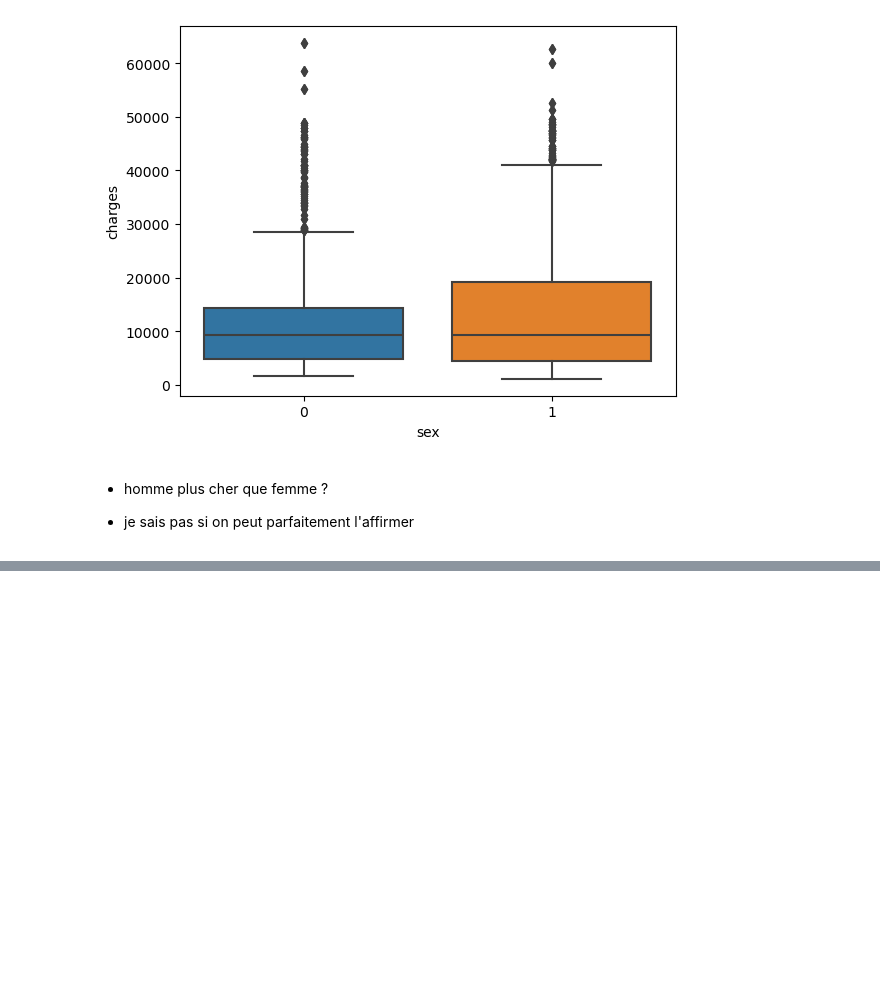
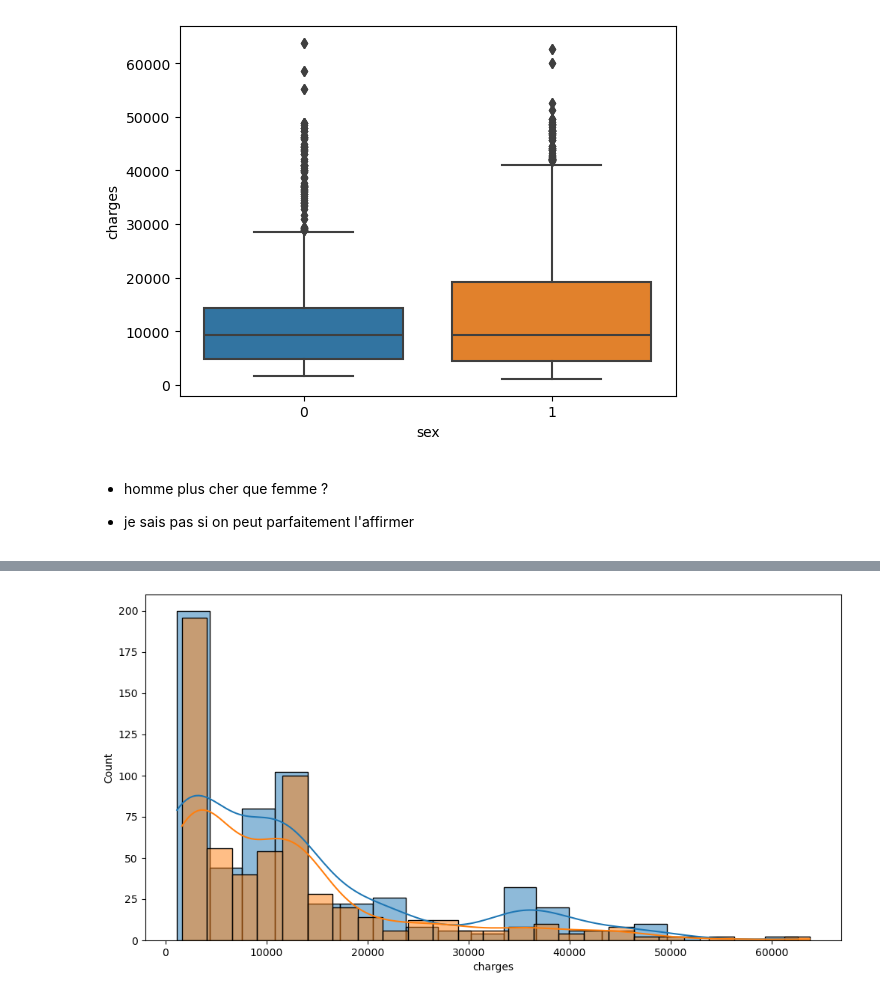
Before and after one commit to sacha-sz/SY09-Projet, a Jupyter notebook: EDA_enfant.ipynb, the cells around one changed output, grey strips where cells are left out. Cells and saved outputs as stored; diff of their text form; code cells hidden in the pictures; blank space fills up the shorter version.

```diff
--- a/EDA_enfant.ipynb
+++ b/EDA_enfant.ipynb
@@ -113,0 +122,8 @@ sns.boxplot(x="sex", y="charges", data=df)
+# %%
+plt.figure(figsize=(12, 6))
+sns.histplot(df[(df["sex"] == 1) & (df["children"] == 0)]["charges"],  label="Homme 0", kde=True)
+sns.histplot(df[(df["sex"] == 0) & (df["children"] == 0)]["charges"],  label="Femme 0", kde=True)
+plt.legend()
+plt.show()
+# %% [output]
+[figure, added]
```
Also changed, not shown: parts of 2 cells of this notebook.
